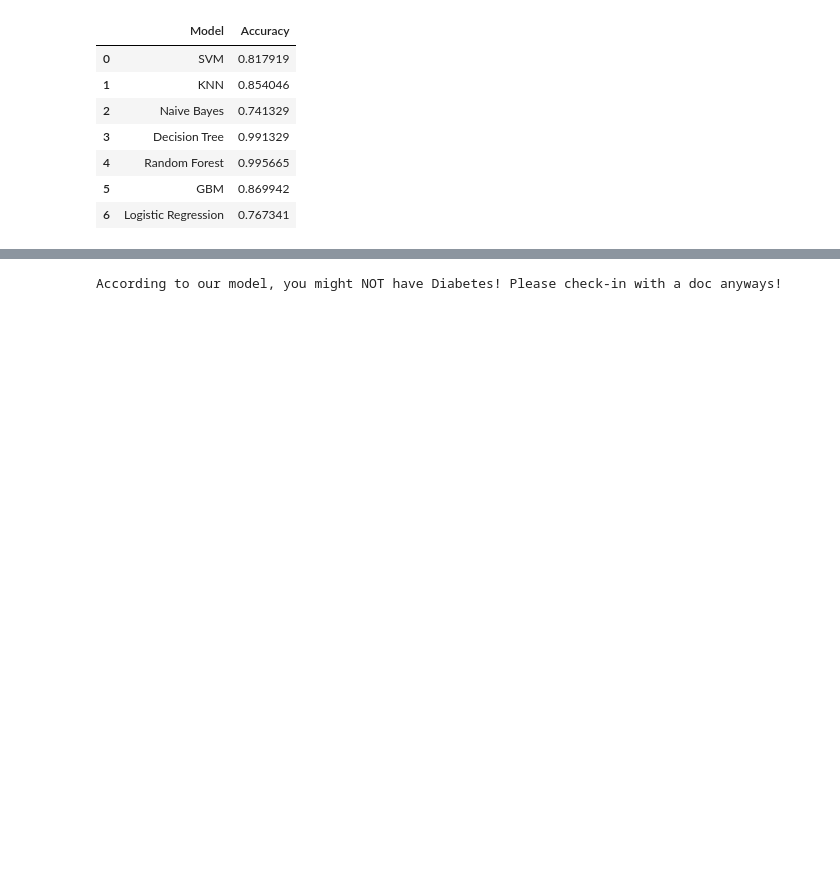
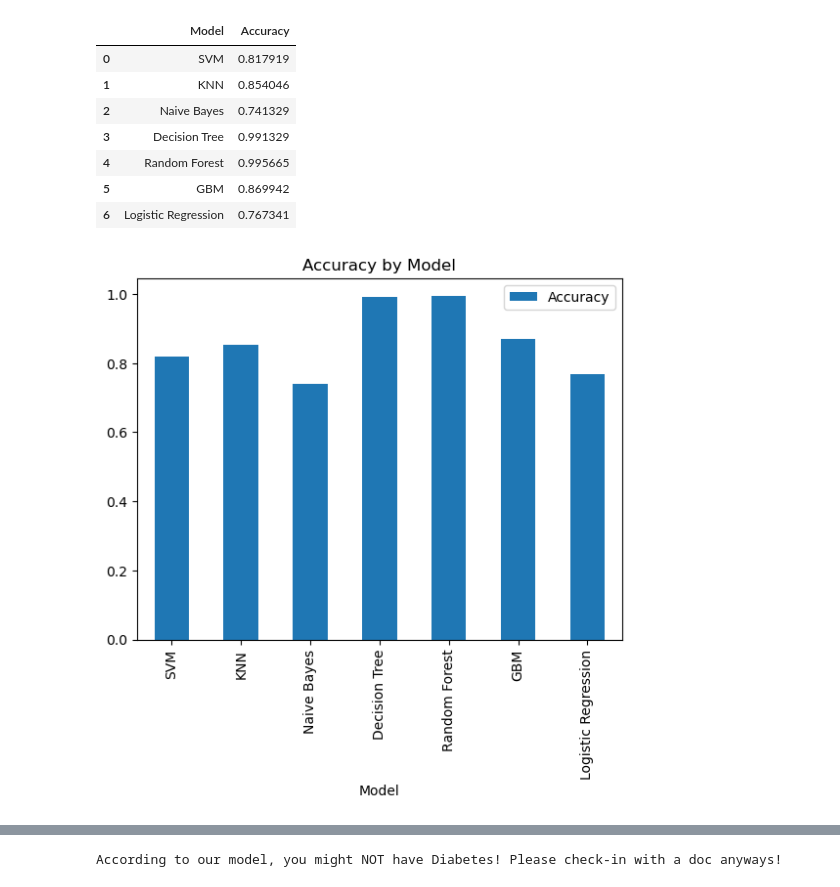
Before and after one commit to ac2barreto/Project4, a Jupyter notebook: Project 4-Final.ipynb, the cells around one changed output, grey strips where cells are left out. Saved outputs shown, nothing was run; the diff lists cells and outputs as text; code cells hidden in the pictures; blank space fills up the shorter version.

```diff
--- a/Project 4-Final.ipynb
+++ b/Project 4-Final.ipynb
@@ -194,6 +194,12 @@ ml_models
 | 4 | Random Forest | 0.995665 |
 | 5 | GBM | 0.869942 |
 | 6 | Logistic Regression | 0.767341 |
+# %%
+ml_models.plot.bar(x="Model", y="Accuracy")
+plt.title("Accuracy by Model")
+plt.show()
+# %% [output]
+[figure, added]
 # %%
 # Generate a confusion matrix for the model DECISION TREE!
 confusion = confusion_matrix(y_test, dt_predictions)
```
Also changed, not shown: parts of 8 cells of this notebook, 3 other files.
